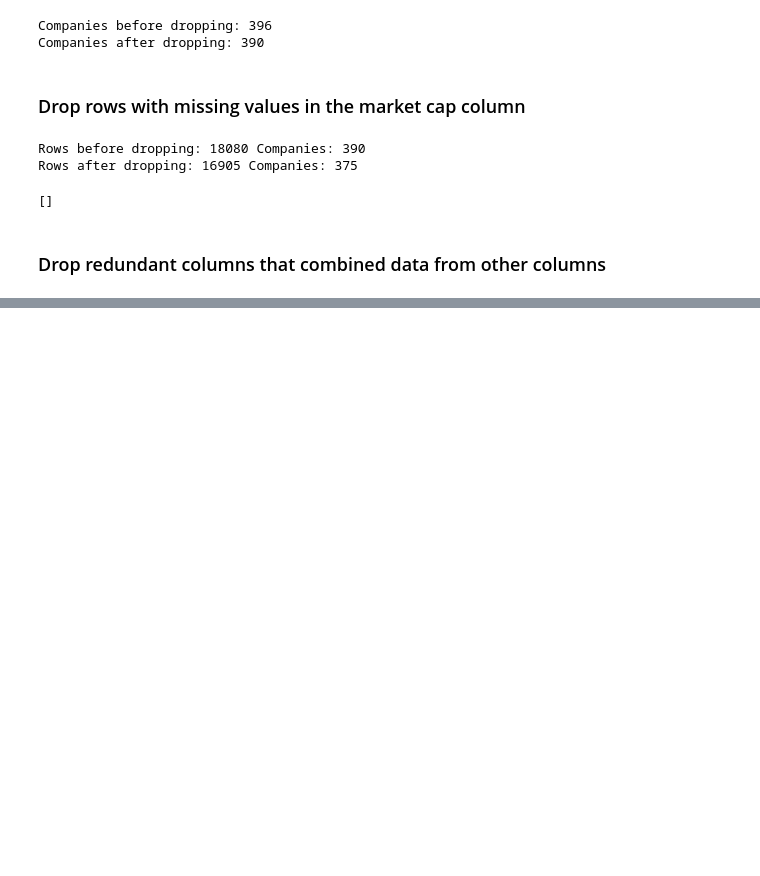
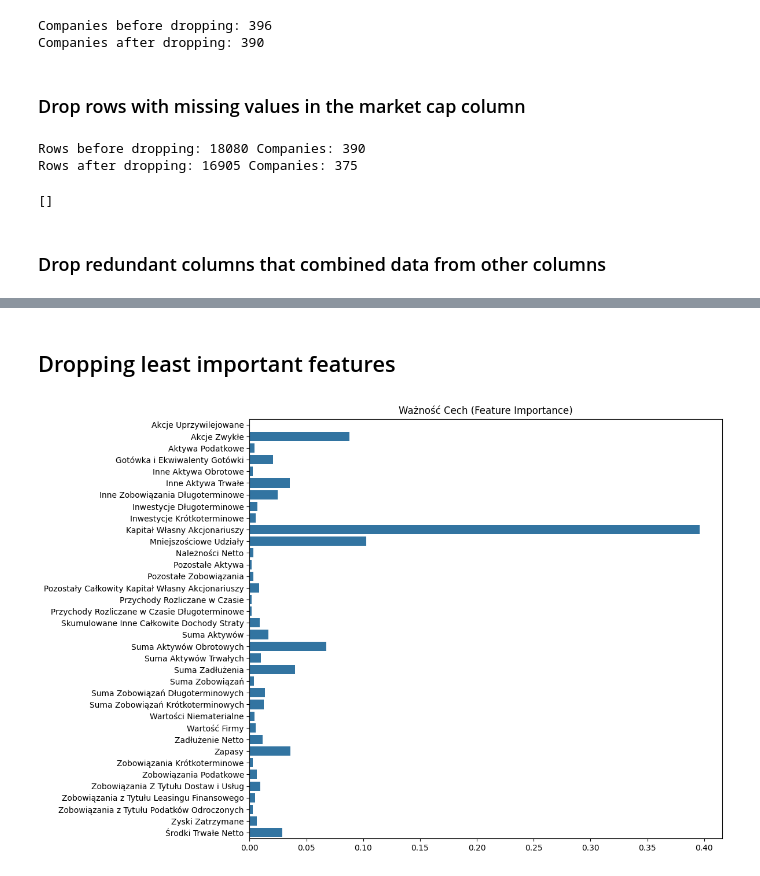
Before and after one commit to MatiPl01/stock-market-prices-prediction, a Jupyter notebook: preprocessing.ipynb, the cells around one changed output, grey strips where cells are left out. Cells and saved outputs as stored; diff of their text form; code cells hidden in the pictures; blank space fills up the shorter version.

```diff
--- a/preprocessing.ipynb
+++ b/preprocessing.ipynb
@@ -239,7 +150,37 @@ columns_to_drop = [
     "longTermDebt",  # Keep totalDebt
     "totalEquity",  # Keep totalStockholdersEquity
     "totalInvestments",  # Keep longTermInvestments
-    "totalLiabilities",  # Keep totalAssets
 ]
 
 df = df.drop(columns=columns_to_drop)
+df_numeric = df.drop(columns=["symbol", "date"])
+# %% [markdown]
+## Dropping least important features
+# %%
+X = df_numeric.drop(columns=["marketCap"])
+y = df["marketCap"]
+
+model = RandomForestRegressor(random_state=42)
+model.fit(X, y)
+
+importances = model.feature_importances_
+
+feature_names_translated = [utils.translate_column(name) for name in X.columns]
+
+features_and_importances = sorted(
+    zip(feature_names_translated, importances), key=lambda x: x[0]
+)
+
+sorted_feature_names = [feature for feature, _ in features_and_importances]
+sorted_importances = [importance for _, importance in features_and_importances]
+
+plt.figure(figsize=(12, 8))
+
+sns.barplot(x=sorted_importances, y=sorted_feature_names)
+
+plt.title("Ważność Cech (Feature Importance)")
+
+plt.tight_layout(pad=1.0)  # Adds a little padding around the plot
+plt.show()
+# %% [output]
+[figure, added]
```
Also changed, not shown: parts of 28 cells of this notebook, 6 other files.
